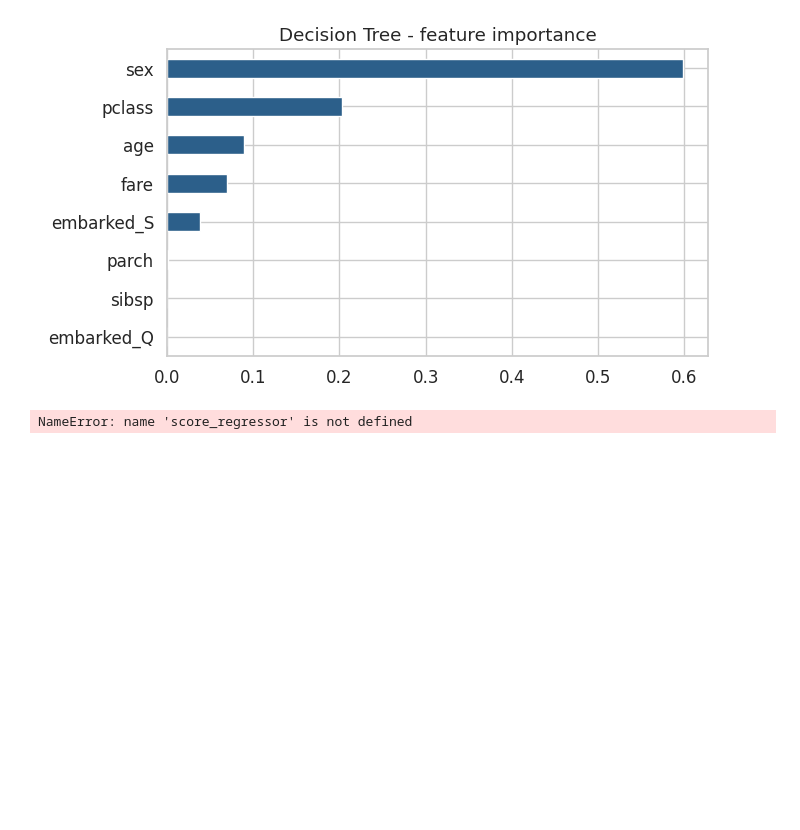
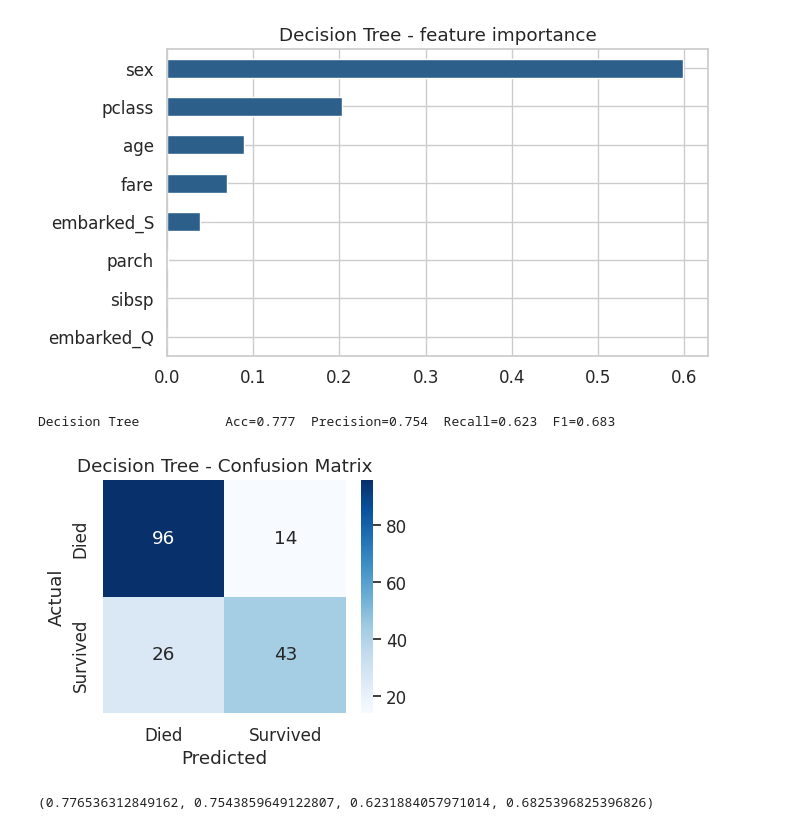
Before and after one commit to Erandi-Hans/Model-Traning-2, a Jupyter notebook: titanic.ipynb, the cells around one changed output. Saved outputs shown, nothing was run; the diff lists cells and outputs as text; code cells hidden in the pictures; blank space fills up the shorter version.

```diff
--- a/titanic.ipynb
+++ b/titanic.ipynb
@@ -244,10 +244,12 @@ plt.show()
 # %%
 from sklearn.tree import DecisionTreeRegressor
 
-dt_reg = DecisionTreeRegressor(max_depth=5, min_samples_leaf=10, random_state=42)
-dt_reg.fit(Xc_train, yc_train)             # trees don't need scaled features
-y_pred_dt_reg = dt_reg.predict(Xc_test)
+dt_clf = DecisionTreeClassifier(max_depth=5, min_samples_leaf=10, random_state=42)
+dt_clf.fit(Xc_train, yc_train)
+y_pred_dt = dt_clf.predict(Xc_test)
 
-score_regressor("Decision Tree", yc_test, y_pred_dt_reg)
+score_classifier("Decision Tree", yc_test, y_pred_dt)
 # %% [output]
-NameError: name 'score_regressor' is not defined
+Decision Tree           Acc=0.777  Precision=0.754  Recall=0.623  F1=0.683
+[figure, added]
+(0.776536312849162, 0.7543859649122807, 0.6231884057971014, 0.6825396825396826)
```
Also changed, not shown: parts of 3 cells of this notebook.
